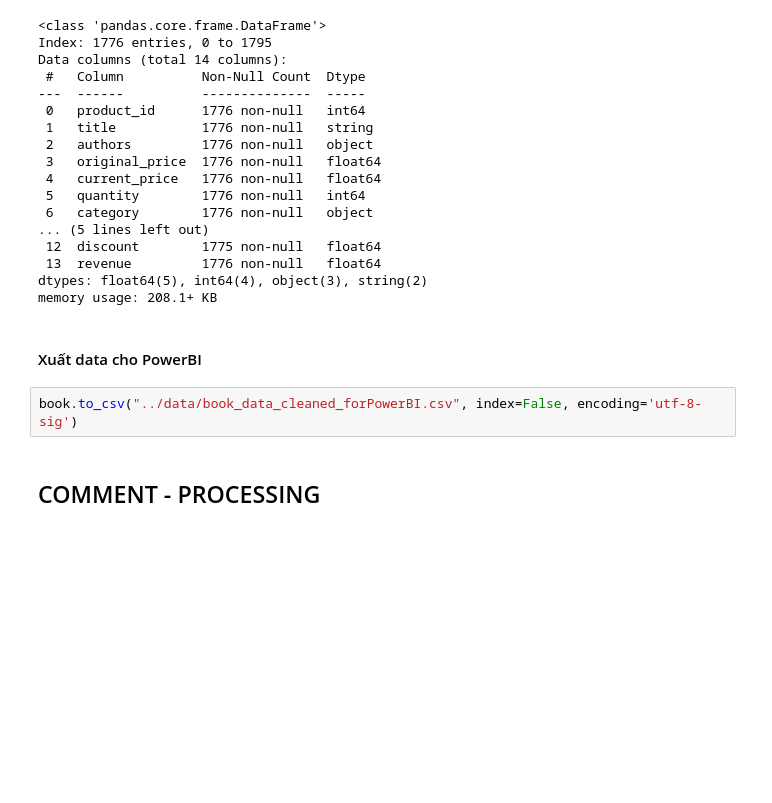
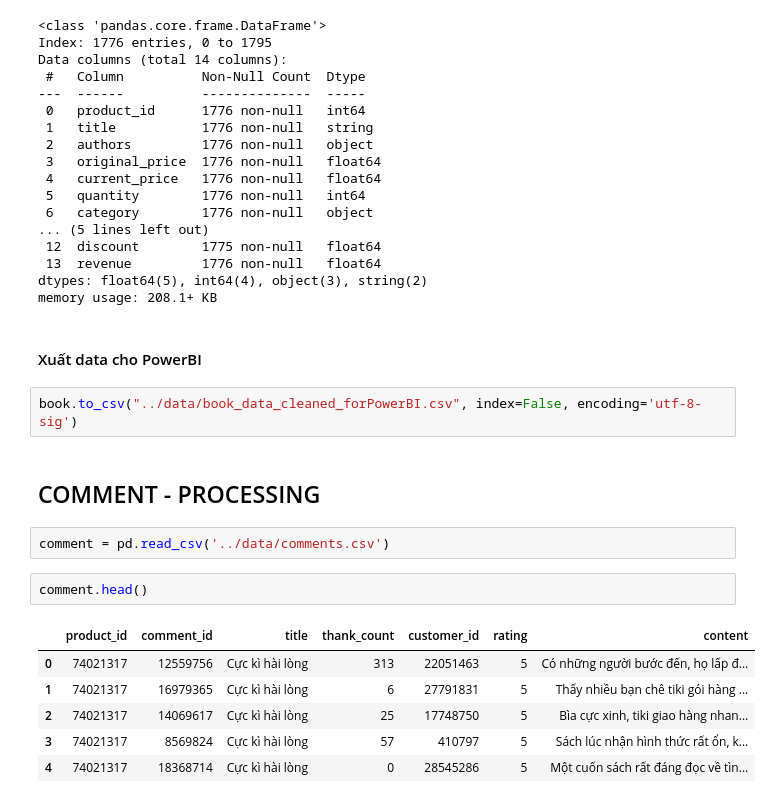
Before and after one commit to chgiabao04/cn-da22tta-chaugiabao-bookdata-machinelearning, a Jupyter notebook: src/processing.ipynb, the cells around one changed output. Saved outputs shown, nothing was run; the diff lists cells and outputs as text; blank space fills up the shorter version.

```diff
--- a/src/processing.ipynb
+++ b/src/processing.ipynb
@@ -495,3 +444,14 @@ memory usage: 208.1+ KB
 book.to_csv("../data/book_data_cleaned_forPowerBI.csv", index=False, encoding='utf-8-sig')
 # %% [markdown]
 ## COMMENT - PROCESSING
+# %%
+comment = pd.read_csv('../data/comments.csv')
+# %%
+comment.head()
+# %% [output]
+|  | product_id | comment_id | title | thank_count | customer_id | rating | content |
+| 0 | 74021317 | 12559756 | Cực kì hài lòng | 313 | 22051463 | 5 | Có những người bước đến, họ lấp đ... |
+| 1 | 74021317 | 16979365 | Cực kì hài lòng | 6 | 27791831 | 5 | Thấy nhiều bạn chê tiki gói hàng ... |
+| 2 | 74021317 | 14069617 | Cực kì hài lòng | 25 | 17748750 | 5 | Bìa cực xinh, tiki giao hàng nhan... |
+| 3 | 74021317 | 8569824 | Cực kì hài lòng | 57 | 410797 | 5 | Sách lúc nhận hình thức rất ổn, k... |
+| 4 | 74021317 | 18368714 | Cực kì hài lòng | 0 | 28545286 | 5 | Một cuốn sách rất đáng đọc về tìn... |
```
Also changed, not shown: parts of 32 cells of this notebook.
